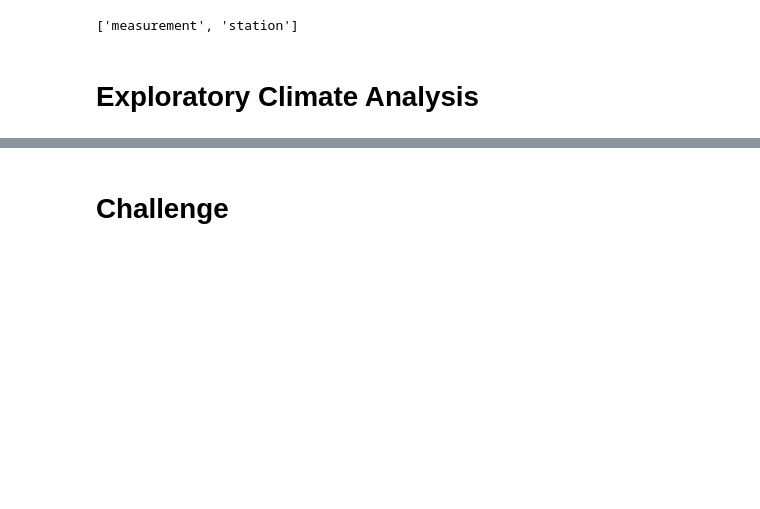
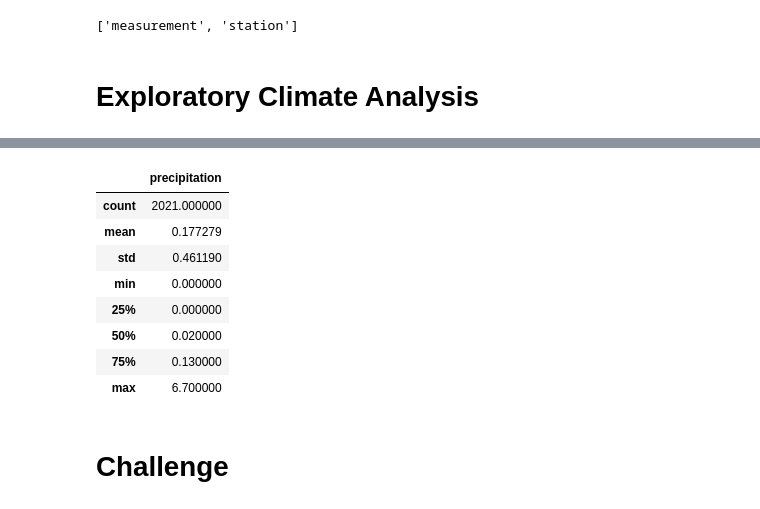
Before and after one commit to DJsef81/surfs_up, a Jupyter notebook: climate_analysis.ipynb, the cells around one changed output, grey strips where cells are left out. Drawn from its saved outputs; the diff is of its cells as text; code cells hidden in the pictures; blank space fills up the shorter version.

```diff
--- a/climate_analysis.ipynb
+++ b/climate_analysis.ipynb
@@ -74,3 +168,19 @@ session = Session(engine)
+# %%
+# Use Pandas to calcualte the summary statistics for the precipitation data
+# We'll use the describe() function to calculate the mean, minimum, maximum, standard deviation, and percentiles.
+df.describe()
+# The count is the number of times precipitation was observed.
+# The other statistics are the precipitation amounts for each station for each day.
+# %% [output]
+|  | precipitation |
+| count | 2021.000000 |
+| mean | 0.177279 |
+| std | 0.461190 |
+| min | 0.000000 |
+| 25% | 0.000000 |
+| 50% | 0.020000 |
+| 75% | 0.130000 |
+| max | 6.700000 |
 # %%
 # How many stations are available in this dataset?
 # %%
```
Also changed, not shown: parts of 8 cells of this notebook.
